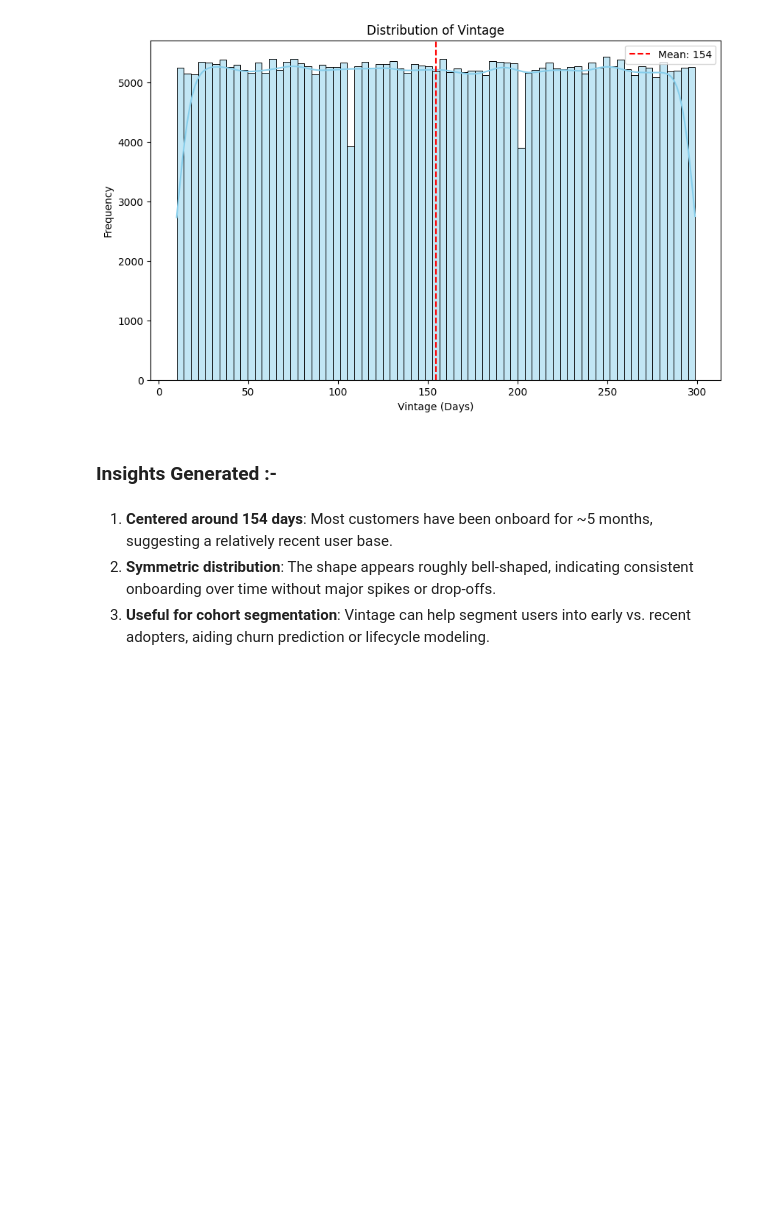
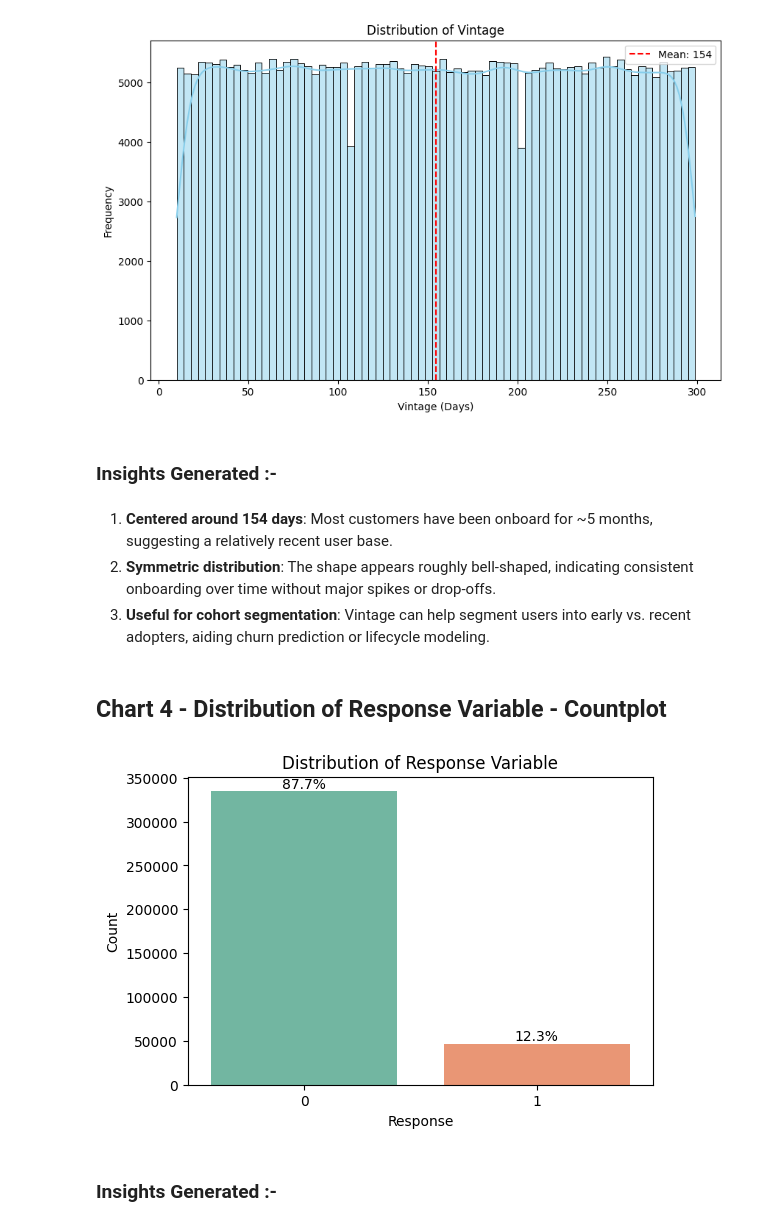
Before and after one commit to Ash99-commits/ML_Health_Insurance_Customers_CrossSell_Prediction, a Jupyter notebook: Health2Vehicle_CrossSell_Insurance_Prediction_by_Ashwani_Kumar_Patra.ipynb, the cells around one changed output. Saved outputs shown, nothing was run; the diff lists cells and outputs as text; code cells hidden in the pictures; blank space fills up the shorter version.

Commit message:
Successfully visualized and driven insights from Chart 4 - Distribution of Response Variable - Countplot

```diff
--- a/Health2Vehicle_CrossSell_Insurance_Prediction_by_Ashwani_Kumar_Patra.ipynb
+++ b/Health2Vehicle_CrossSell_Insurance_Prediction_by_Ashwani_Kumar_Patra.ipynb
@@ -326,3 +326,26 @@ plt.show()
 1. **Centered around 154 days**: Most customers have been onboard for ~5 months, suggesting a relatively recent user base.
 2. **Symmetric distribution**: The shape appears roughly bell-shaped, indicating consistent onboarding over time without major spikes or drop-offs.
 3. **Useful for cohort segmentation**: Vintage can help segment users into early vs. recent adopters, aiding churn prediction or lifecycle modeling.
+# %% [markdown]
+## Chart 4 - Distribution of Response Variable - Countplot
+# %%
+plt.figure(figsize=(6, 4))
+ax = sns.countplot(x='Response', data=data, order=data['Response'].value_counts().index, palette="Set2", hue='Response', legend=False)
+
+plt.title('Distribution of Response Variable')
+plt.xlabel('Response')
+plt.ylabel('Count')
+
+# Adding percentages on bars
+total = len(data)
+for p in ax.patches:
+    percentage = f'{100 * p.get_height()/total:.1f}%'
+    x = p.get_x() + p.get_width() / 2
+    y = p.get_height()
+    ax.annotate(percentage, (x, y), ha='center', va='bottom')
+
+plt.show()
+# %% [output]
+[figure, added]
+# %% [markdown]
+### Insights Generated :-
```
Also changed, not shown: parts of 2 cells of this notebook.
